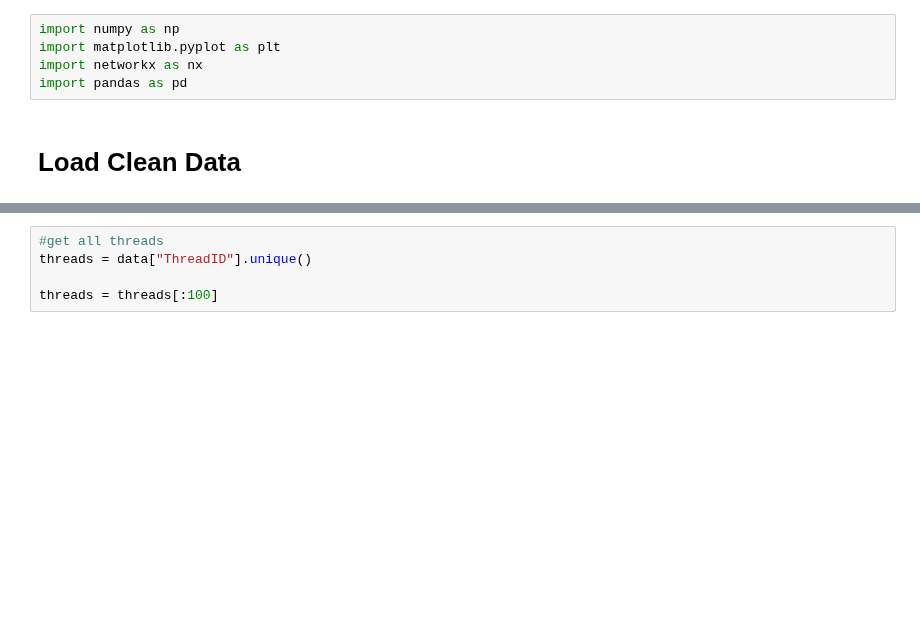
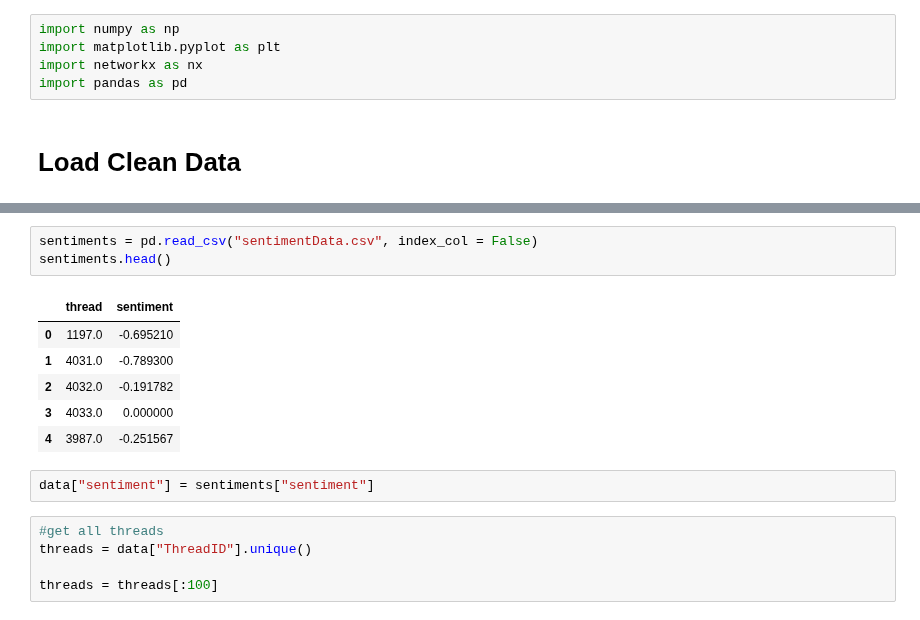
Before and after one commit to nguye639/NguyenThesis, a Jupyter notebook: createGraph.ipynb, the cells around one changed output, grey strips where cells are left out. Drawn from its saved outputs; the diff is of its cells as text; blank space fills up the shorter version.

```diff
--- a/createGraph.ipynb
+++ b/createGraph.ipynb
@@ -18,3 +18,15 @@ data.head()
+# %%
+sentiments = pd.read_csv("sentimentData.csv", index_col = False)
+sentiments.head()
+# %% [output]
+|  | thread | sentiment |
+| 0 | 1197.0 | -0.695210 |
+| 1 | 4031.0 | -0.789300 |
+| 2 | 4032.0 | -0.191782 |
+| 3 | 4033.0 | 0.000000 |
+| 4 | 3987.0 | -0.251567 |
+# %%
+data["sentiment"] = sentiments["sentiment"]
 # %%
 #get all threads
 threads = data["ThreadID"].unique()
```
Also changed, not shown: parts of 5 cells of this notebook, 11 other files.
